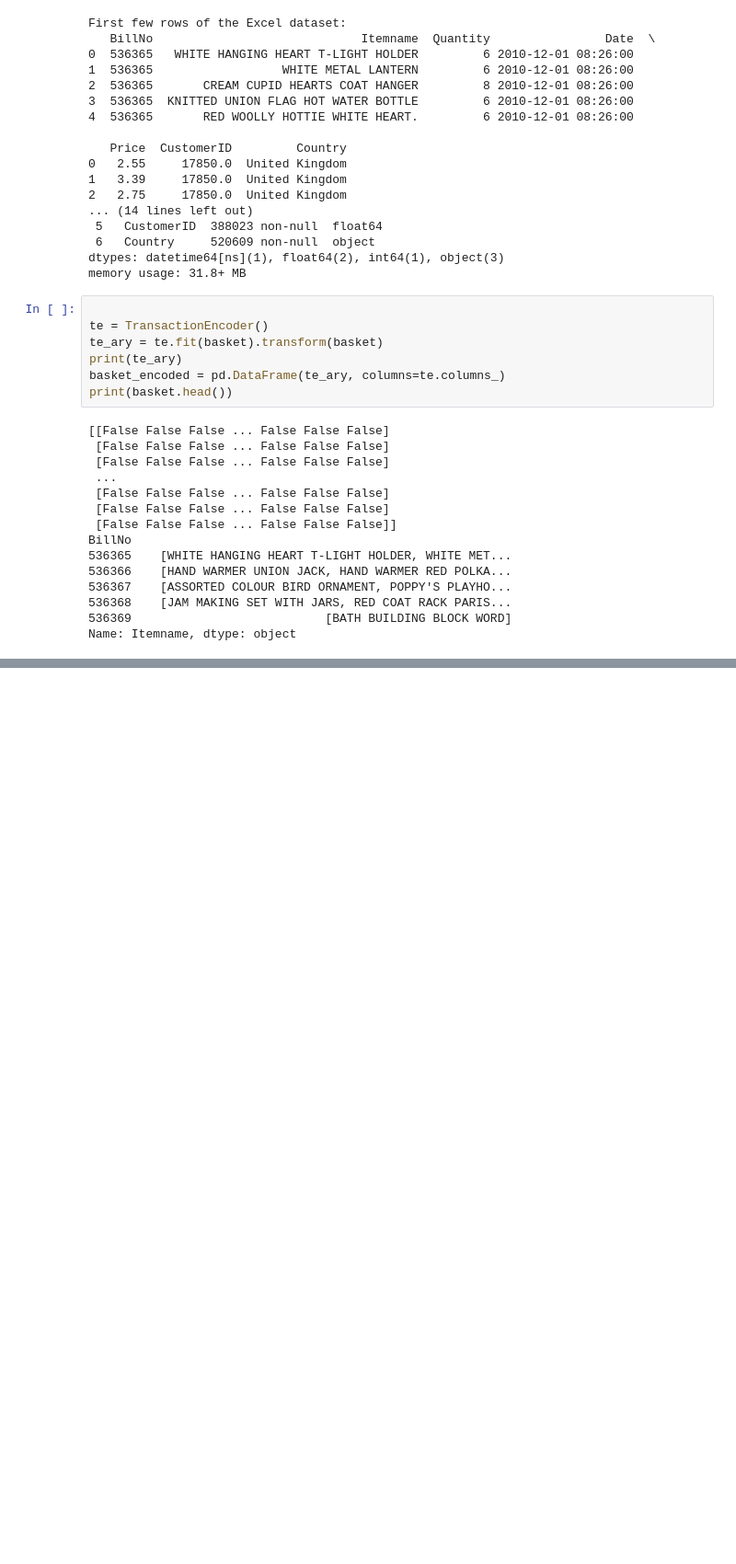
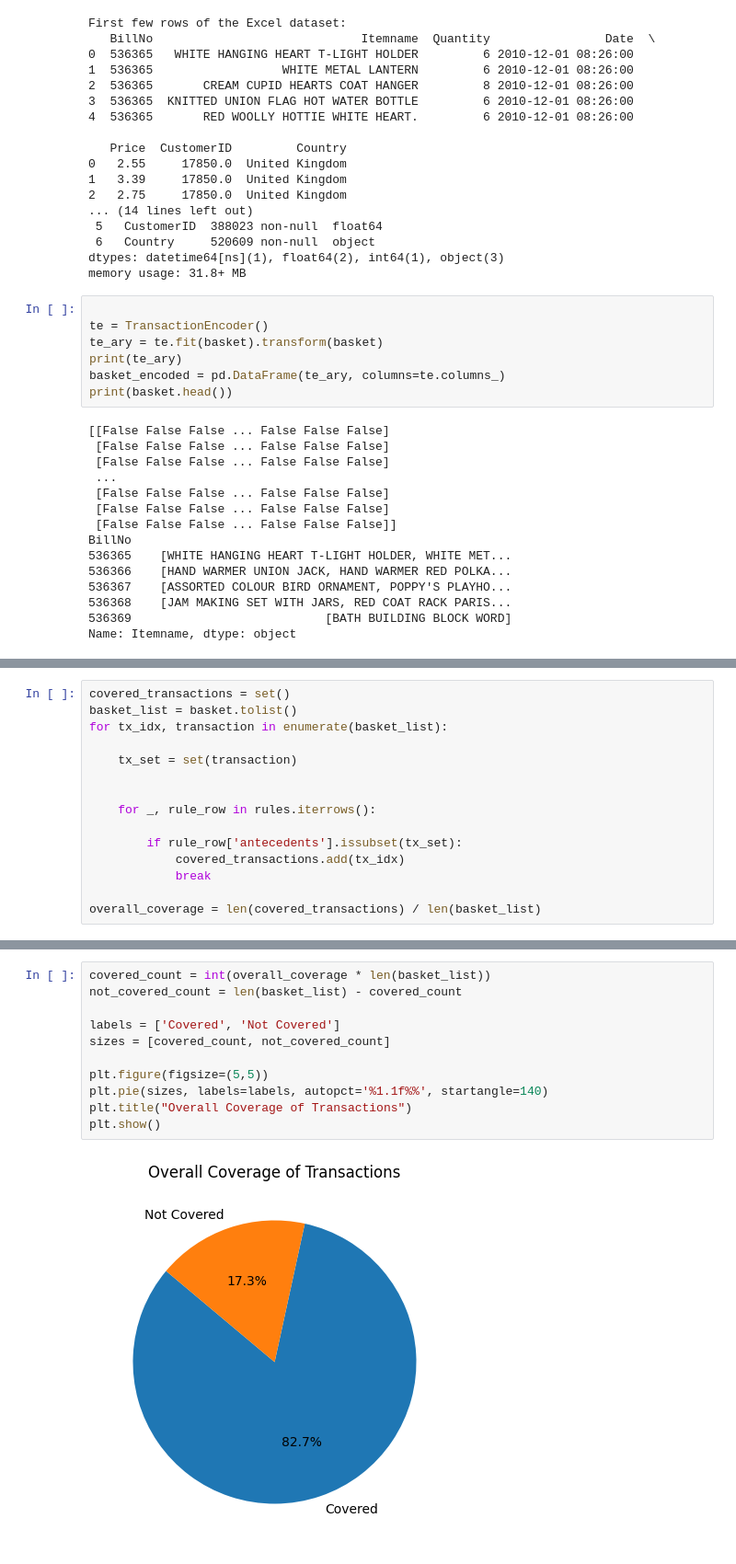
Before and after one commit to Mohammed87FS/Apriori_VS_Word2Vec, a Jupyter notebook: Apriori.ipynb, the cells around one changed output, grey strips where cells are left out. Shown at 92% size. Cells and saved outputs as stored; diff of their text form; blank space fills up the shorter version.

```diff
--- a/Apriori.ipynb
+++ b/Apriori.ipynb
@@ -95,0 +119,15 @@ rules.to_excel('Apriori_Rules.xlsx', index=False)
+# %%
+covered_transactions = set()
+basket_list = basket.tolist()
+for tx_idx, transaction in enumerate(basket_list):
+
+    tx_set = set(transaction)
+
+
+    for _, rule_row in rules.iterrows():
+
+        if rule_row['antecedents'].issubset(tx_set):
+            covered_transactions.add(tx_idx)
+            break
+
+overall_coverage = len(covered_transactions) / len(basket_list)
@@ -95,0 +170,13 @@ rules.to_excel('Apriori_Rules.xlsx', index=False)
+# %%
+covered_count = int(overall_coverage * len(basket_list))
+not_covered_count = len(basket_list) - covered_count
+
+labels = ['Covered', 'Not Covered']
+sizes = [covered_count, not_covered_count]
+
+plt.figure(figsize=(5,5))
+plt.pie(sizes, labels=labels, autopct='%1.1f%%', startangle=140)
+plt.title("Overall Coverage of Transactions")
+plt.show()
+# %% [output]
+[figure, added]
```
Also changed, not shown: parts of 11 cells of this notebook, 1 other file.
